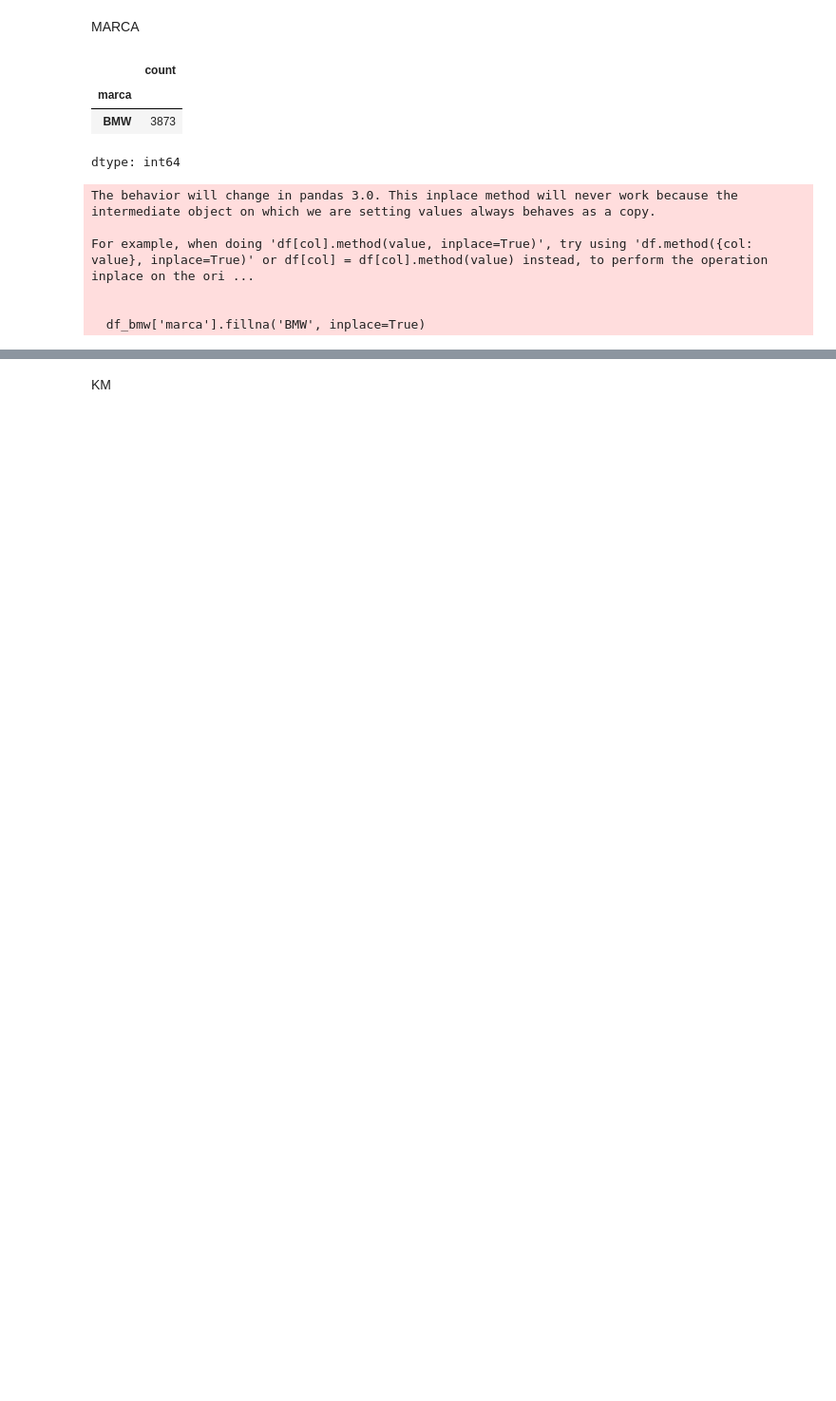
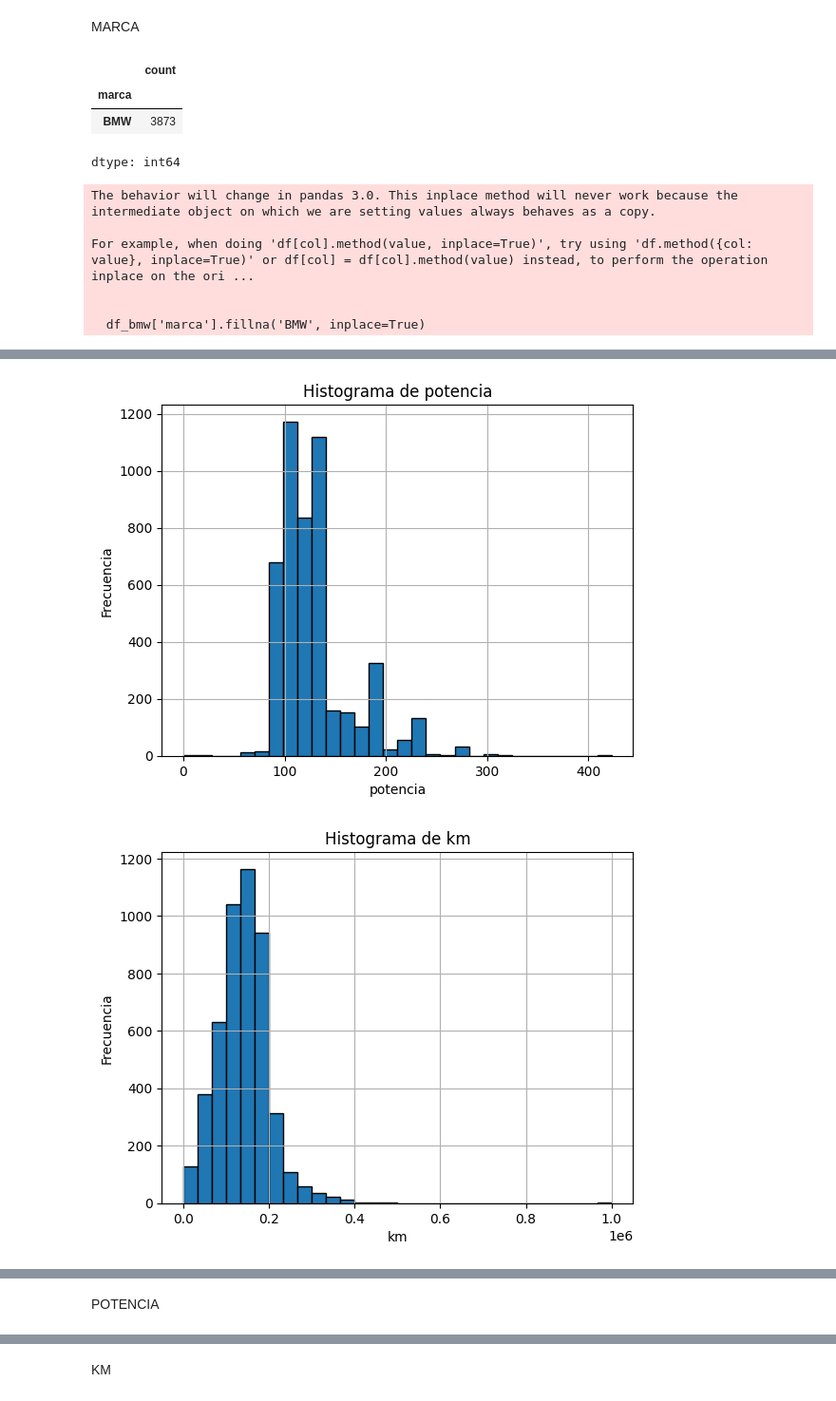
Before and after one commit to EnriqueQM/bmw-pricing-proyecto, a Jupyter notebook: BMW_Proyecto.ipynb, the cells around one changed output, grey strips where cells are left out. Shown: that part at 95% size. Cells and saved outputs as stored; diff of their text form; code cells hidden in the pictures; blank space fills up the shorter version.

```diff
--- a/BMW_Proyecto.ipynb
+++ b/BMW_Proyecto.ipynb
@@ -189,0 +269,17 @@ df_bmw['modelo'].fillna('320', inplace=True)
+# %%
+def visualize_hist_multiple(dataframe, columns):
+
+  for column in columns:
+        if column in dataframe.columns:
+            dataframe[column].hist(bins=30, edgecolor='black')
+            plt.title(f'Histograma de {column}')
+            plt.xlabel(column)
+            plt.ylabel('Frecuencia')
+            plt.show()
+        else:
+            print(f"La columna '{column}' no existe en el DataFrame.")
+# %%
+visualize_hist_multiple(df_bmw, ['potencia', 'km', 'precio'])
+# %% [output]
+[figure, added]
+[figure, added]
@@ -189,0 +287,2 @@ df_bmw['modelo'].fillna('320', inplace=True)
+# %% [markdown]
+POTENCIA
```
Also changed, not shown: parts of 61 cells of this notebook.
